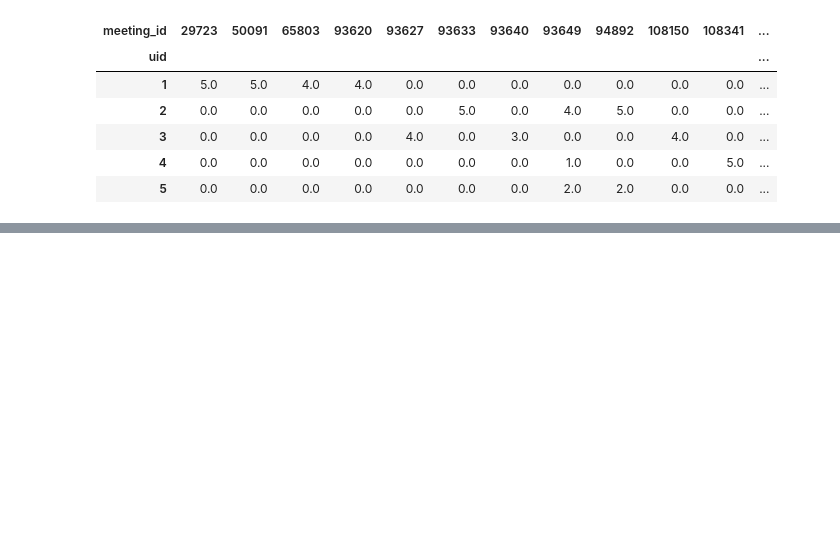
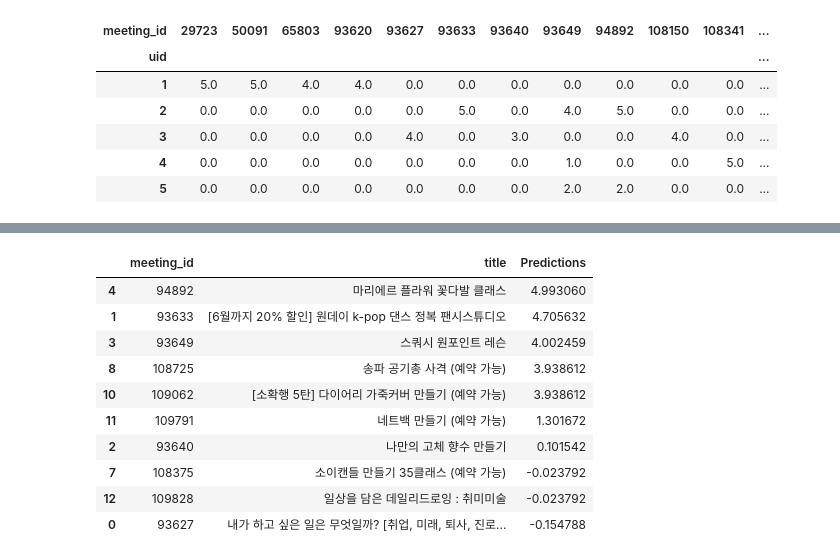
Before and after one commit to sht3898/wiselife, a Jupyter notebook: Data/recommend.ipynb, the cells around one changed output, grey strips where cells are left out. Saved outputs shown, nothing was run; the diff lists cells and outputs as text; code cells hidden in the pictures; blank space fills up the shorter version.

```diff
--- a/Data/recommend.ipynb
+++ b/Data/recommend.ipynb
@@ -362,0 +419,12 @@ AttributeError: 'DataFrame' object has no attribute 'as_matrix'
+# %%
+def recommend(df_svd_preds, uid, ori_meetings_df, ori_ratings_df, num_recommendations=5):
+    sorted_user_predictions = df_svd_preds.iloc[uid].sort_values(ascending=False)
+    user_data = ori_ratings_df[ori_ratings_df.uid == uid]
+    user_history = user_data.merge(ori_meetings_df, on='meeting_id').sort_values(['score'], ascending=False)
+    recommendations = ori_meetings_df[~ori_meetings_df['meeting_id'].isin(user_history['meeting_id'])]
+    recommendations = recommendations.merge(pd.DataFrame(sorted_user_predictions).reset_index(), on='meeting_id')
+    recommendations = recommendations.rename(columns={uid: 'Predictions'}).sort_values('Predictions', ascending=False).iloc[:num_recommendations, :]
+
+    return user_history, recommendations
+# %%
+already_rated, predictions = recommend(df_svd_preds, 1, meetings, reviews, 10)
@@ -362,0 +439,14 @@ AttributeError: 'DataFrame' object has no attribute 'as_matrix'
+# %%
+predictions
+# %% [output]
+|  | meeting_id | title | Predictions |
+| 4 | 94892 | 마리에르 플라워 꽃다발 클래스 | 4.993060 |
+| 1 | 93633 | [6월까지 20% 할인] 원데이 k-pop 댄스 정복 팬시스튜디오 | 4.705632 |
+| 3 | 93649 | 스쿼시 원포인트 레슨 | 4.002459 |
+| 8 | 108725 | 송파 공기총 사격 (예약 가능) | 3.938612 |
+| 10 | 109062 | [소확행 5탄] 다이어리 가죽커버 만들기 (예약 가능) | 3.938612 |
+| 11 | 109791 | 네트백 만들기 (예약 가능) | 1.301672 |
+| 2 | 93640 | 나만의 고체 향수 만들기 | 0.101542 |
+| 7 | 108375 | 소이캔들 만들기 35클래스 (예약 가능) | -0.023792 |
+| 12 | 109828 | 일상을 담은 데일리드로잉 : 취미미술 | -0.023792 |
+| 0 | 93627 | 내가 하고 싶은 일은 무엇일까? [취업, 미래, 퇴사, 진로... | -0.154788 |
```
Also changed, not shown: parts of 12 cells of this notebook, 2 other files.
